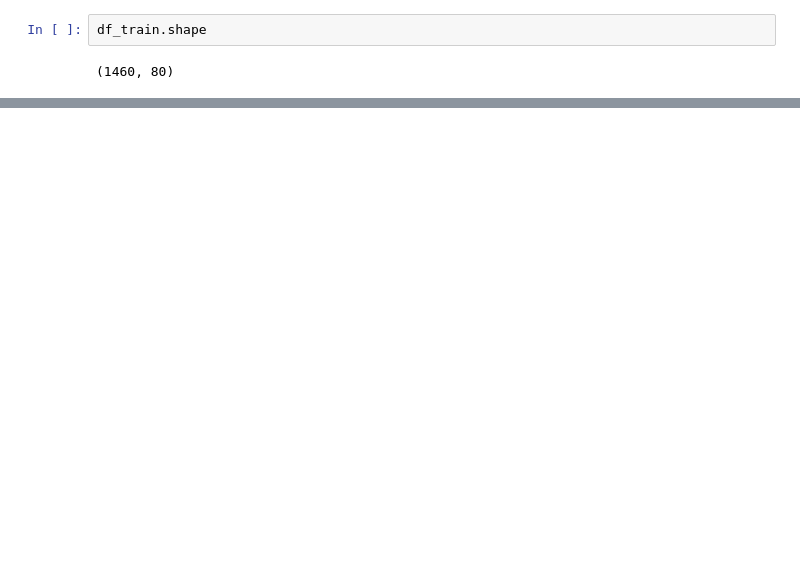
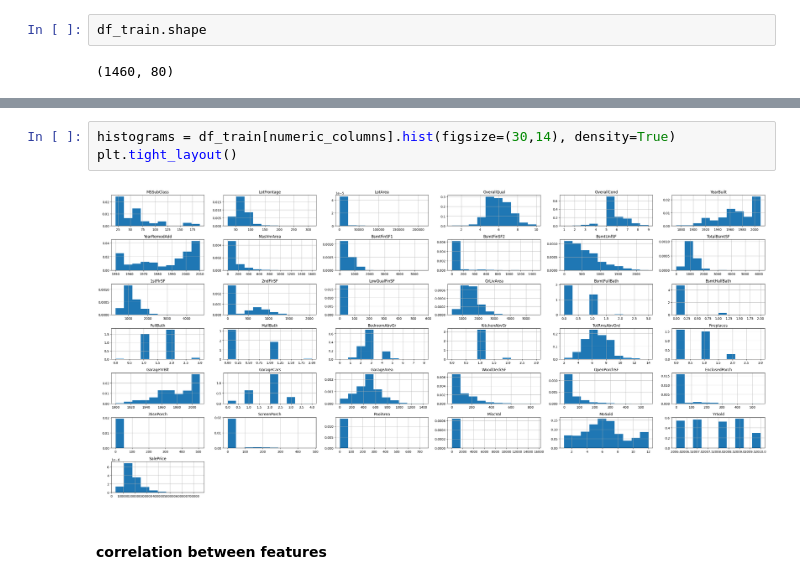
Before and after one commit to MiriMichaeli/ML_learning, a Jupyter notebook: home_price_model_prediction.ipynb, the cells around one changed output, grey strips where cells are left out. Drawn from its saved outputs; the diff is of its cells as text; blank space fills up the shorter version.

```diff
--- a/home_price_model_prediction.ipynb
+++ b/home_price_model_prediction.ipynb
@@ -148,0 +268,7 @@ dtype: int64
+# %%
+histograms = df_train[numeric_columns].hist(figsize=(30,14), density=True)
+plt.tight_layout()
+# %% [output]
+[figure, added]
+# %% [markdown]
+#### correlation between features
```
Also changed, not shown: parts of 30 cells of this notebook.
